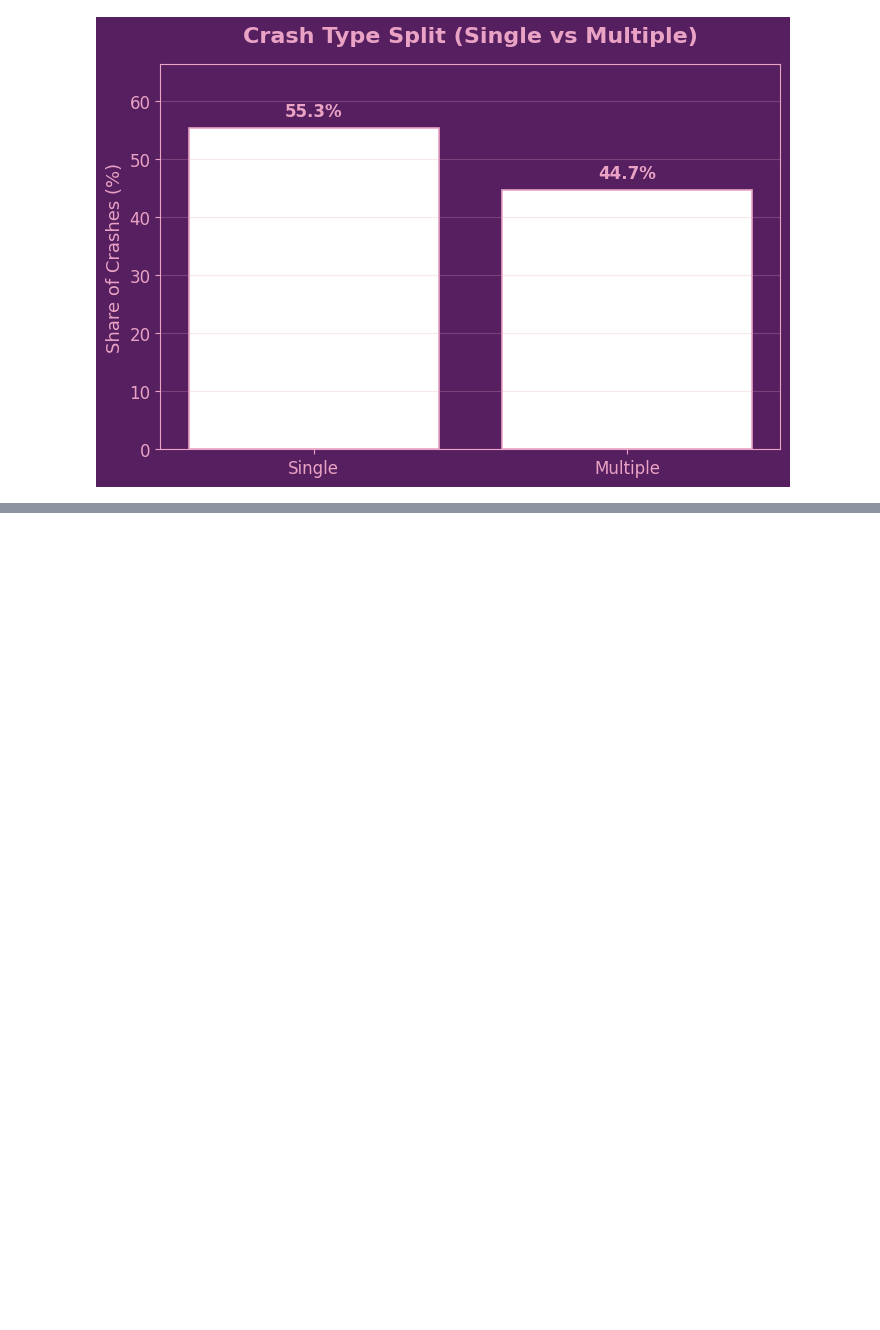
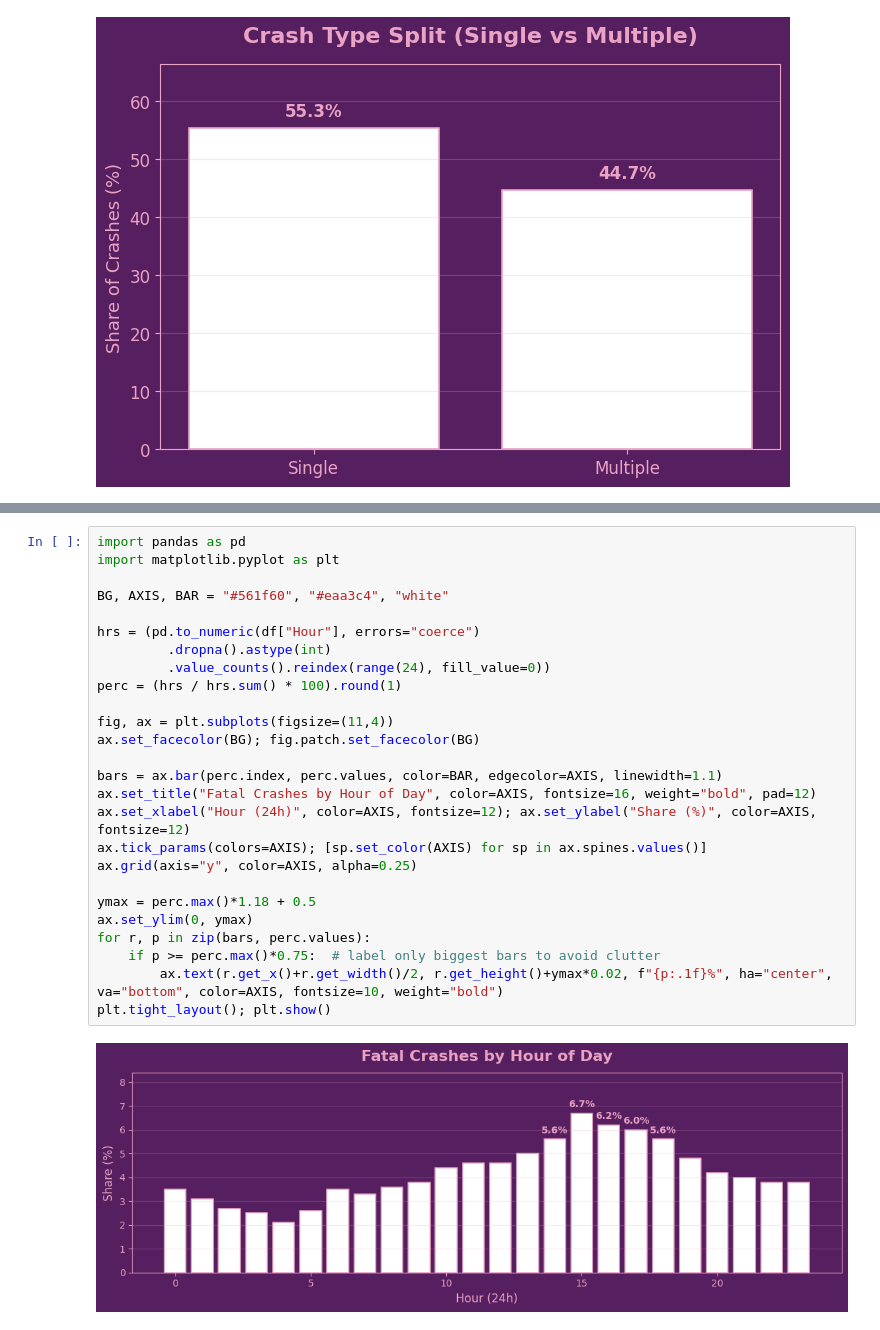
Before and after one commit to NoorullahMuhammadKhan/Noorullah-Khan-Github-Repository, a Jupyter notebook: Scyne Advisory Interview/Traffic Investigation Scyne Advisory.ipynb, the cells around one changed output, grey strips where cells are left out. Saved outputs shown, nothing was run; the diff lists cells and outputs as text; blank space fills up the shorter version.

```diff
--- a/Scyne Advisory Interview/Traffic Investigation Scyne Advisory.ipynb
+++ b/Scyne Advisory Interview/Traffic Investigation Scyne Advisory.ipynb
@@ -1518,0 +1521,28 @@ plt.tight_layout(); plt.show()
+# %%
+import pandas as pd
+import matplotlib.pyplot as plt
+
+BG, AXIS, BAR = "#561f60", "#eaa3c4", "white"
+
+hrs = (pd.to_numeric(df["Hour"], errors="coerce")
+         .dropna().astype(int)
+         .value_counts().reindex(range(24), fill_value=0))
+perc = (hrs / hrs.sum() * 100).round(1)
+
+fig, ax = plt.subplots(figsize=(11,4))
+ax.set_facecolor(BG); fig.patch.set_facecolor(BG)
+
+bars = ax.bar(perc.index, perc.values, color=BAR, edgecolor=AXIS, linewidth=1.1)
+ax.set_title("Fatal Crashes by Hour of Day", color=AXIS, fontsize=16, weight="bold", pad=12)
+ax.set_xlabel("Hour (24h)", color=AXIS, fontsize=12); ax.set_ylabel("Share (%)", color=AXIS, fontsize=12)
+ax.tick_params(colors=AXIS); [sp.set_color(AXIS) for sp in ax.spines.values()]
+ax.grid(axis="y", color=AXIS, alpha=0.25)
+
+ymax = perc.max()*1.18 + 0.5
+ax.set_ylim(0, ymax)
+for r, p in zip(bars, perc.values):
+    if p >= perc.max()*0.75:  # label only biggest bars to avoid clutter
+        ax.text(r.get_x()+r.get_width()/2, r.get_height()+ymax*0.02, f"{p:.1f}%", ha="center", va="bottom", color=AXIS, fontsize=10, weight="bold")
+plt.tight_layout(); plt.show()
+# %% [output]
+[figure, added]
```
Also changed, not shown: parts of 4 cells of this notebook, 1 other file.
